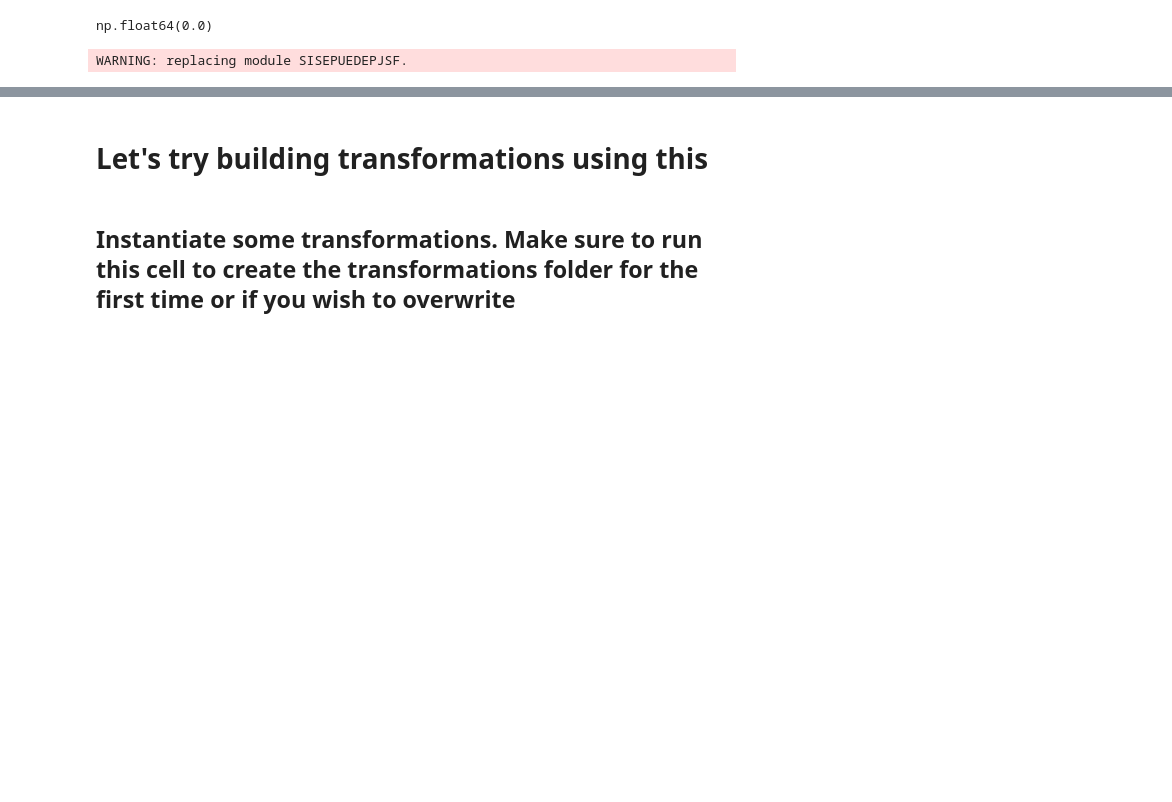
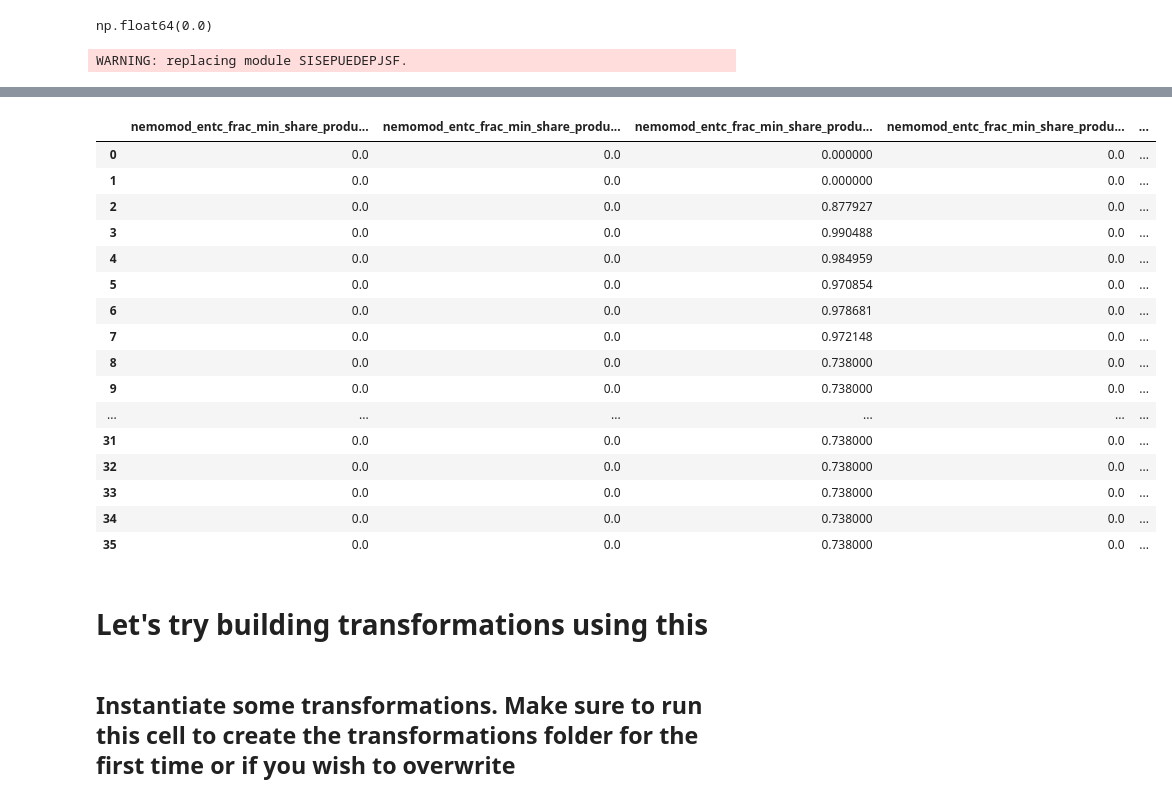
Before and after one commit to sisepuede-framework/ssp_libya, a Jupyter notebook: ssp_modeling/notebooks/libya_manager_wb.ipynb, the cells around one changed output, grey strips where cells are left out. Drawn from its saved outputs; the diff is of its cells as text; code cells hidden in the pictures; blank space fills up the shorter version.

```diff
--- a/ssp_modeling/notebooks/libya_manager_wb.ipynb
+++ b/ssp_modeling/notebooks/libya_manager_wb.ipynb
@@ -376,3 +376,24 @@ ax.set_ylim(0, 250)
+# %%
+fields_elec = [x for x in df_inputs_raw_complete.columns if ("nemomod_entc_frac_min_share_production_" in x)]
+df_inputs_raw_complete[fields_elec]
+# %% [output]
+|  | nemomod_entc_frac_min_share_produ... | nemomod_entc_frac_min_share_produ... | nemomod_entc_frac_min_share_produ... | nemomod_entc_frac_min_share_produ... | ... |
+| 0 | 0.0 | 0.0 | 0.000000 | 0.0 | ... |
+| 1 | 0.0 | 0.0 | 0.000000 | 0.0 | ... |
+| 2 | 0.0 | 0.0 | 0.877927 | 0.0 | ... |
+| 3 | 0.0 | 0.0 | 0.990488 | 0.0 | ... |
+| 4 | 0.0 | 0.0 | 0.984959 | 0.0 | ... |
+| 5 | 0.0 | 0.0 | 0.970854 | 0.0 | ... |
+| 6 | 0.0 | 0.0 | 0.978681 | 0.0 | ... |
+| 7 | 0.0 | 0.0 | 0.972148 | 0.0 | ... |
+| 8 | 0.0 | 0.0 | 0.738000 | 0.0 | ... |
+| 9 | 0.0 | 0.0 | 0.738000 | 0.0 | ... |
+| ... | ... | ... | ... | ... | ... |
+| 31 | 0.0 | 0.0 | 0.738000 | 0.0 | ... |
+| 32 | 0.0 | 0.0 | 0.738000 | 0.0 | ... |
+| 33 | 0.0 | 0.0 | 0.738000 | 0.0 | ... |
+| 34 | 0.0 | 0.0 | 0.738000 | 0.0 | ... |
+| 35 | 0.0 | 0.0 | 0.738000 | 0.0 | ... |
 # %% [markdown]
 #  Let's try building transformations using this
 # %%
```
Also changed, not shown: parts of 28 cells of this notebook, 10 other files.
